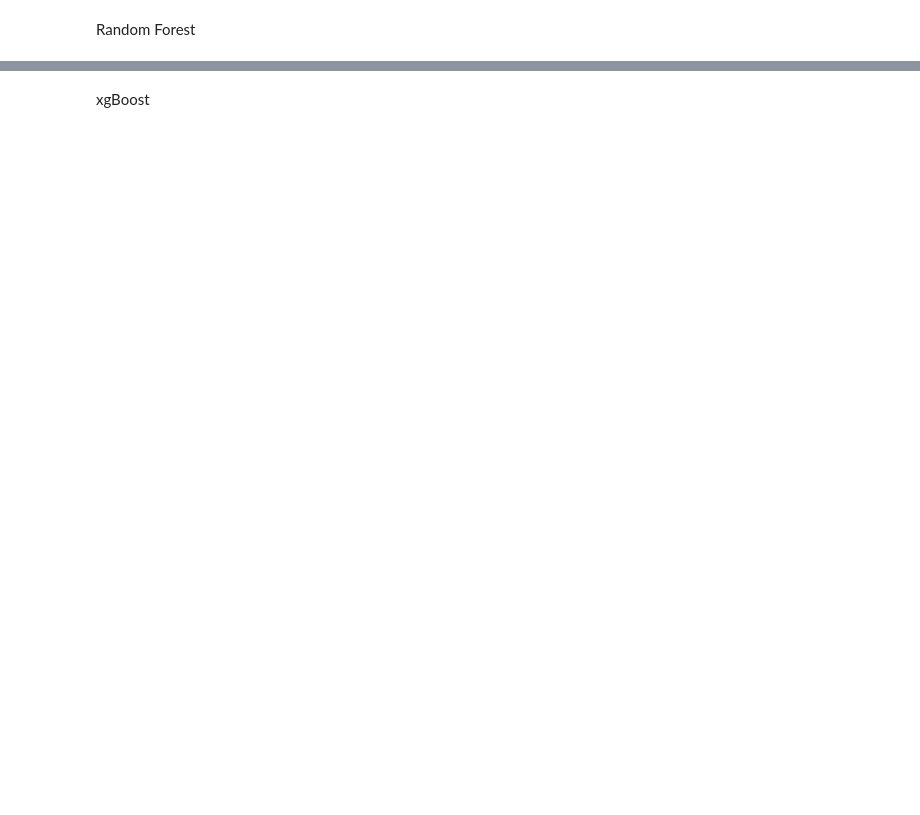
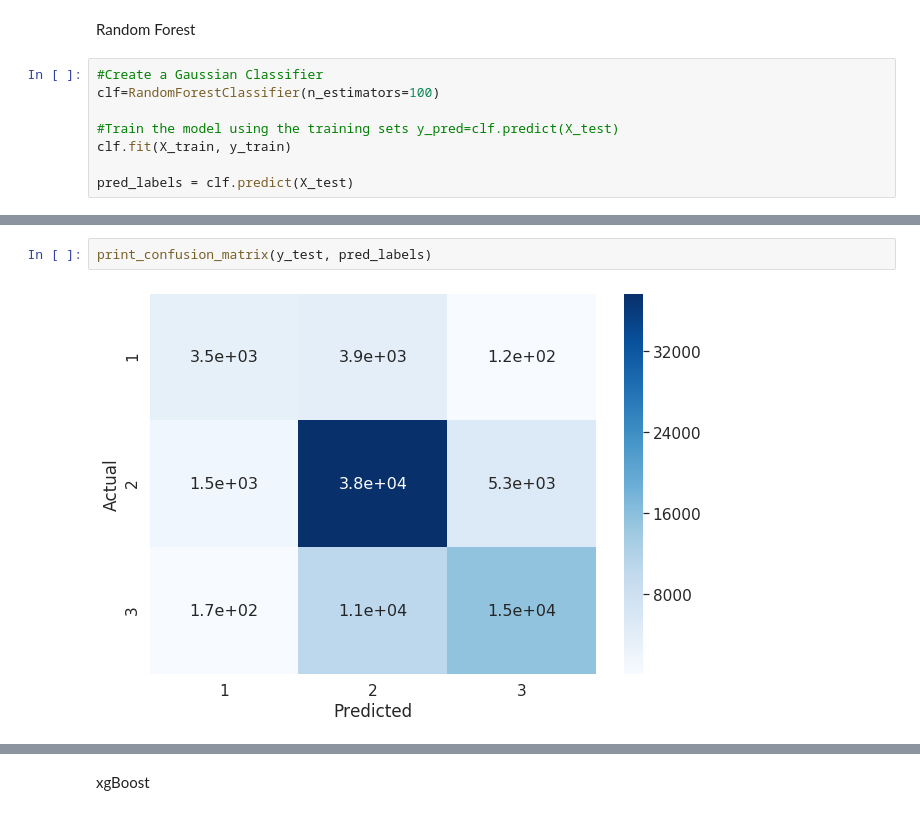
Before and after one commit to aishwarya-1/data_analytics_project, a Jupyter notebook: basic_analysis_EDA.ipynb, the cells around one changed output, grey strips where cells are left out. Cells and saved outputs as stored; diff of their text form; blank space fills up the shorter version.

```diff
--- a/basic_analysis_EDA.ipynb
+++ b/basic_analysis_EDA.ipynb
@@ -226,2 +290,10 @@ sns.heatmap(df_cm, annot=True,annot_kws={"size": 15})# font size
 # %% [markdown]
 Random Forest
+# %%
+#Create a Gaussian Classifier
+clf=RandomForestClassifier(n_estimators=100)
+
+#Train the model using the training sets y_pred=clf.predict(X_test)
+clf.fit(X_train, y_train)
+
+pred_labels = clf.predict(X_test)
@@ -227,0 +305,4 @@ Random Forest
+# %%
+print_confusion_matrix(y_test, pred_labels)
+# %% [output]
+[figure, added]
```
Also changed, not shown: parts of 12 cells of this notebook.
